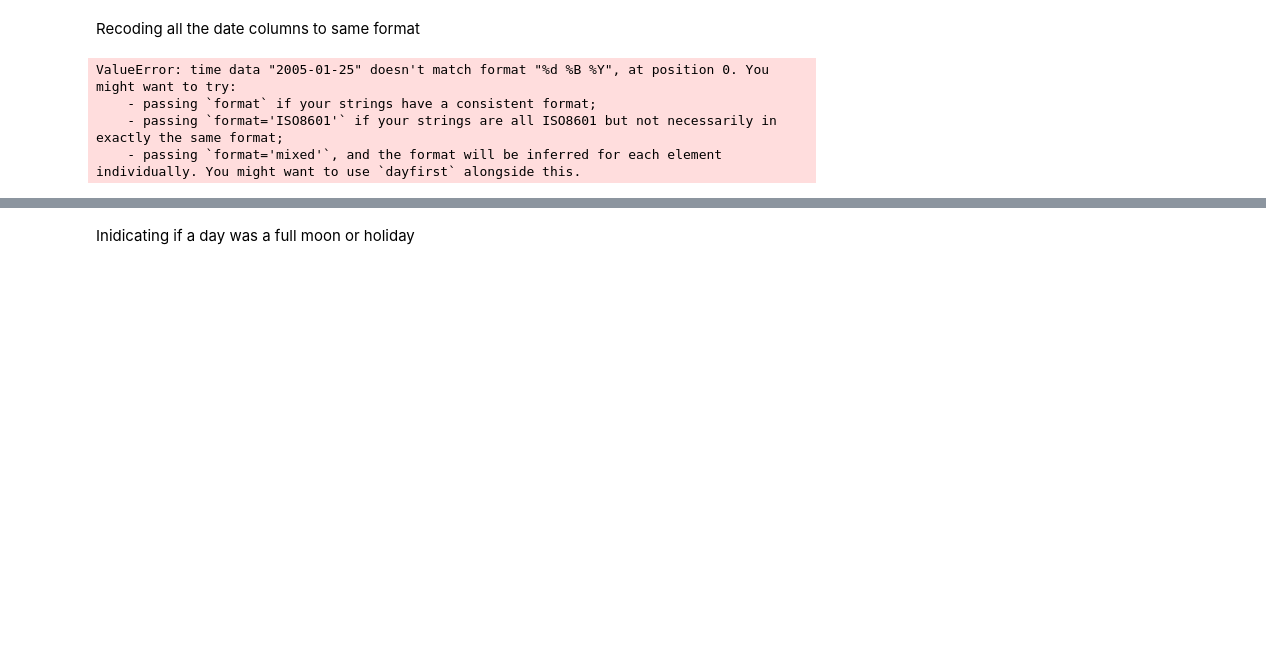
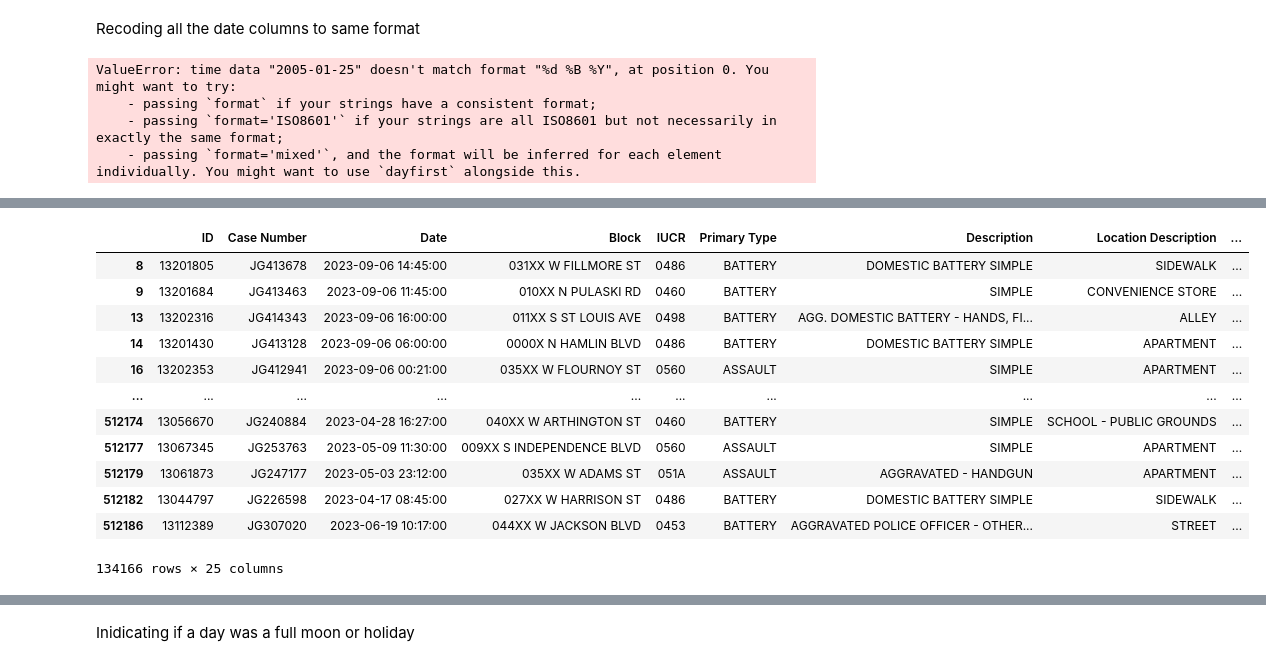
Before and after one commit to annleealbod/case_study_486, a Jupyter notebook: scratch.ipynb, the cells around one changed output, grey strips where cells are left out. Drawn from its saved outputs; the diff is of its cells as text; code cells hidden in the pictures; blank space fills up the shorter version.

Commit message:
made a new dataframe that we like more

```diff
--- a/scratch.ipynb
+++ b/scratch.ipynb
@@ -57,3 +57,7 @@ crimes['use_time'] = crimes['Date'].dt.strftime('%H:%M:%S')
 
 ### Save the updated DataFrame back to the same CSV file, overwriting the original file
 crimes.to_csv("Crimes.csv", index=False)
+# %%
+filtered_crime = crimes[(crimes['Primary Type'] == 'ASSAULT') | (crimes['Primary Type'] == 'BATTERY')]
+# %%
+filtered_crime['violent_crime_count'] = filtered_crime.groupby('use_date')['Case Number'].transform('count')
@@ -59,0 +70,16 @@ crimes.to_csv("Crimes.csv", index=False)
+# %%
+filtered_crime
+# %% [output]
+|  | ID | Case Number | Date | Block | IUCR | Primary Type | Description | Location Description | ... |
+| 8 | 13201805 | JG413678 | 2023-09-06 14:45:00 | 031XX W FILLMORE ST | 0486 | BATTERY | DOMESTIC BATTERY SIMPLE | SIDEWALK | ... |
+| 9 | 13201684 | JG413463 | 2023-09-06 11:45:00 | 010XX N PULASKI RD | 0460 | BATTERY | SIMPLE | CONVENIENCE STORE | ... |
+| 13 | 13202316 | JG414343 | 2023-09-06 16:00:00 | 011XX S ST LOUIS AVE | 0498 | BATTERY | AGG. DOMESTIC BATTERY - HANDS, FI... | ALLEY | ... |
+| 14 | 13201430 | JG413128 | 2023-09-06 06:00:00 | 0000X N HAMLIN BLVD | 0486 | BATTERY | DOMESTIC BATTERY SIMPLE | APARTMENT | ... |
+| 16 | 13202353 | JG412941 | 2023-09-06 00:21:00 | 035XX W FLOURNOY ST | 0560 | ASSAULT | SIMPLE | APARTMENT | ... |
+| ... | ... | ... | ... | ... | ... | ... | ... | ... | ... |
+| 512174 | 13056670 | JG240884 | 2023-04-28 16:27:00 | 040XX W ARTHINGTON ST | 0460 | BATTERY | SIMPLE | SCHOOL - PUBLIC GROUNDS | ... |
+| 512177 | 13067345 | JG253763 | 2023-05-09 11:30:00 | 009XX S INDEPENDENCE BLVD | 0560 | ASSAULT | SIMPLE | APARTMENT | ... |
+| 512179 | 13061873 | JG247177 | 2023-05-03 23:12:00 | 035XX W ADAMS ST | 051A | ASSAULT | AGGRAVATED - HANDGUN | APARTMENT | ... |
+| 512182 | 13044797 | JG226598 | 2023-04-17 08:45:00 | 027XX W HARRISON ST | 0486 | BATTERY | DOMESTIC BATTERY SIMPLE | SIDEWALK | ... |
+| 512186 | 13112389 | JG307020 | 2023-06-19 10:17:00 | 044XX W JACKSON BLVD | 0453 | BATTERY | AGGRAVATED POLICE OFFICER - OTHER... | STREET | ... |
+134166 rows × 25 columns
```
Also changed, not shown: parts of 3 cells of this notebook, 2 other files.
